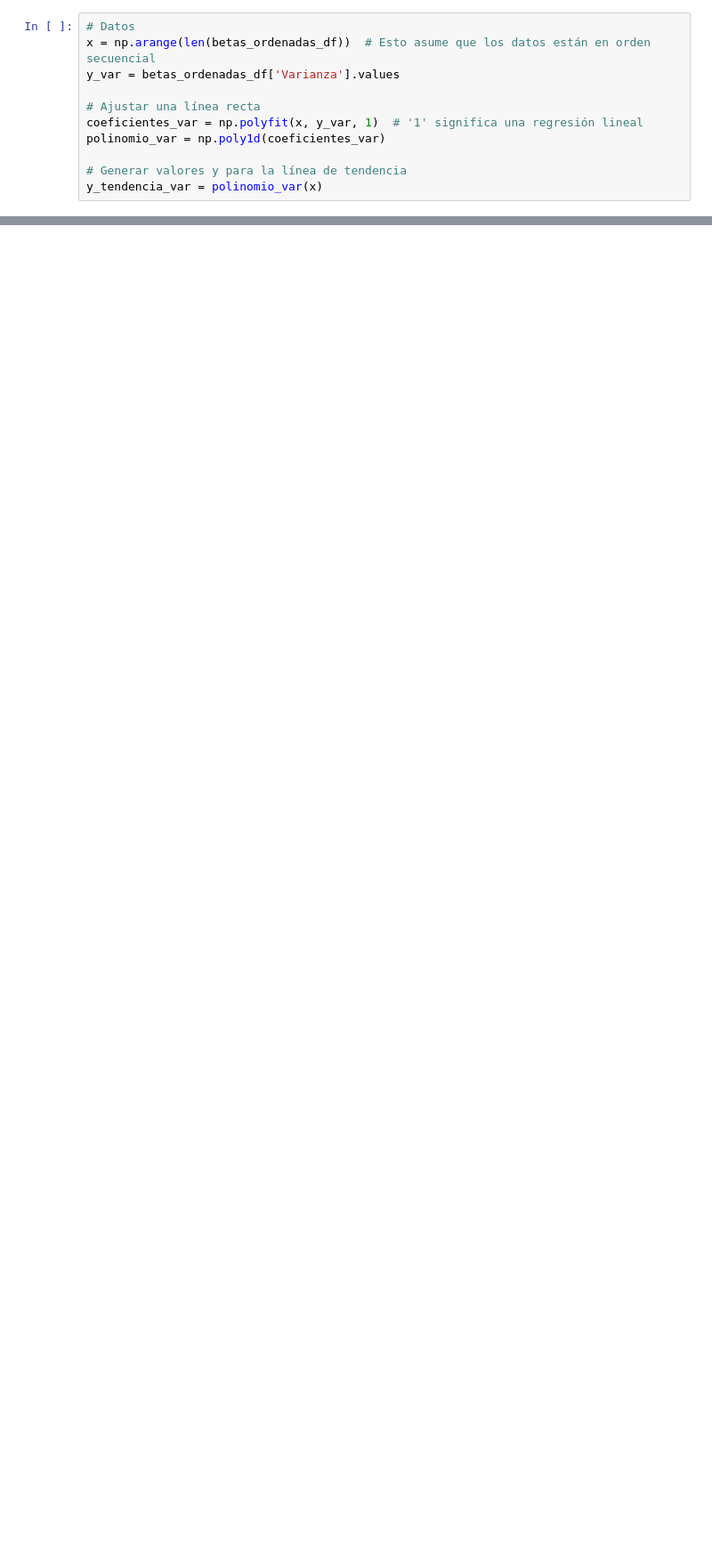
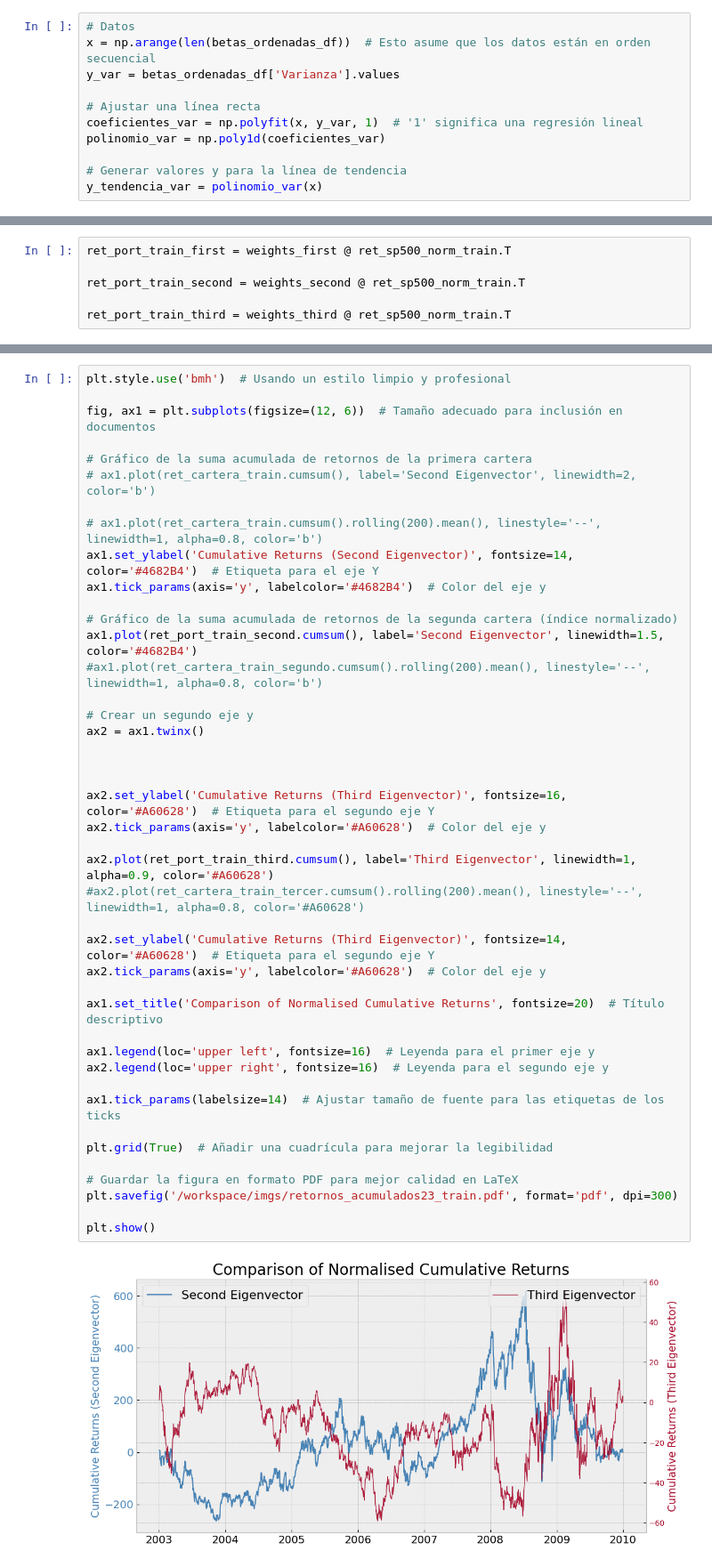
Before and after one commit to alfonso-santos/Understanding-PCA-in-finance, a Jupyter notebook: src/PCA analysis.ipynb, the cells around one changed output, grey strips where cells are left out. Shown at 89% size. Drawn from its saved outputs; the diff is of its cells as text; blank space fills up the shorter version.

```diff
--- a/src/PCA analysis.ipynb
+++ b/src/PCA analysis.ipynb
@@ -373,0 +369,6 @@ plt.show()
+# %%
+ret_port_train_first = weights_first @ ret_sp500_norm_train.T
+
+ret_port_train_second = weights_second @ ret_sp500_norm_train.T
+
+ret_port_train_third = weights_third @ ret_sp500_norm_train.T
@@ -373,0 +383,45 @@ plt.show()
+# %%
+plt.style.use('bmh')  # Usando un estilo limpio y profesional
+
+fig, ax1 = plt.subplots(figsize=(12, 6))  # Tamaño adecuado para inclusión en documentos
+
+# Gráfico de la suma acumulada de retornos de la primera cartera
+# ax1.plot(ret_cartera_train.cumsum(), label='Second Eigenvector', linewidth=2, color='b')
+
+# ax1.plot(ret_cartera_train.cumsum().rolling(200).mean(), linestyle='--', linewidth=1, alpha=0.8, color='b')
+ax1.set_ylabel('Cumulative Returns (Second Eigenvector)', fontsize=14, color='#4682B4')  # Etiqueta para el eje Y
+ax1.tick_params(axis='y', labelcolor='#4682B4')  # Color del eje y
+
+# Gráfico de la suma acumulada de retornos de la segunda cartera (índice normalizado)
+ax1.plot(ret_port_train_second.cumsum(), label='Second Eigenvector', linewidth=1.5, color='#4682B4')
+#ax1.plot(ret_cartera_train_segundo.cumsum().rolling(200).mean(), linestyle='--', linewidth=1, alpha=0.8, color='b')
+
+# Crear un segundo eje y
+ax2 = ax1.twinx()
+
+
+
+ax2.set_ylabel('Cumulative Returns (Third Eigenvector)', fontsize=16, color='#A60628')  # Etiqueta para el segundo eje Y
+ax2.tick_params(axis='y', labelcolor='#A60628')  # Color del eje y
+
+ax2.plot(ret_port_train_third.cumsum(), label='Third Eigenvector', linewidth=1, alpha=0.9, color='#A60628')
+#ax2.plot(ret_cartera_train_tercer.cumsum().rolling(200).mean(), linestyle='--', linewidth=1, alpha=0.8, color='#A60628')
+
+ax2.set_ylabel('Cumulative Returns (Third Eigenvector)', fontsize=14, color='#A60628')  # Etiqueta para el segundo eje Y
+ax2.tick_params(axis='y', labelcolor='#A60628')  # Color del eje y
+
+ax1.set_title('Comparison of Normalised Cumulative Returns', fontsize=20)  # Título descriptivo
+
+ax1.legend(loc='upper left', fontsize=16)  # Leyenda para el primer eje y
+ax2.legend(loc='upper right', fontsize=16)  # Leyenda para el segundo eje y
+
+ax1.tick_params(labelsize=14)  # Ajustar tamaño de fuente para las etiquetas de los ticks
+
+plt.grid(True)  # Añadir una cuadrícula para mejorar la legibilidad
+
+# Guardar la figura en formato PDF para mejor calidad en LaTeX
+plt.savefig('/workspace/imgs/retornos_acumulados23_train.pdf', format='pdf', dpi=300)
+
+plt.show()
+# %% [output]
+[figure, added]
```
Also changed, not shown: parts of 51 cells of this notebook, 10 other files.
